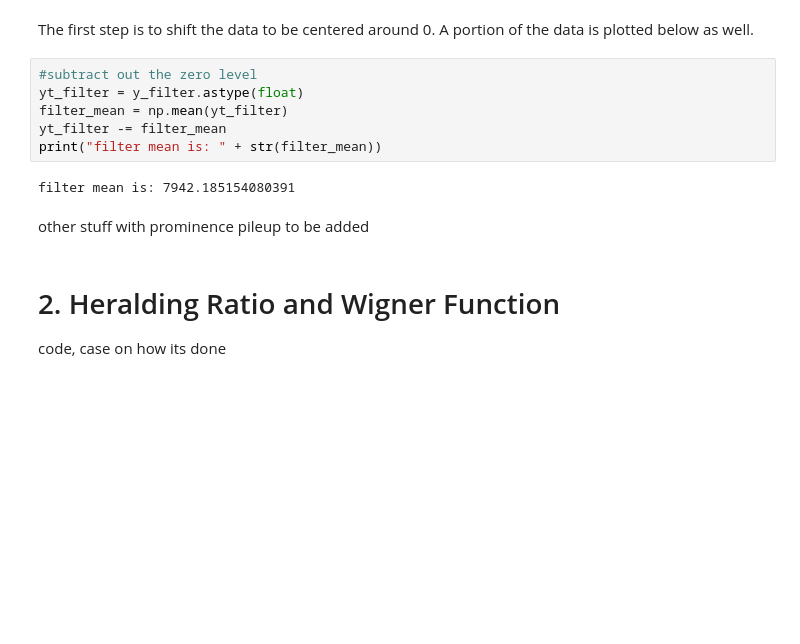
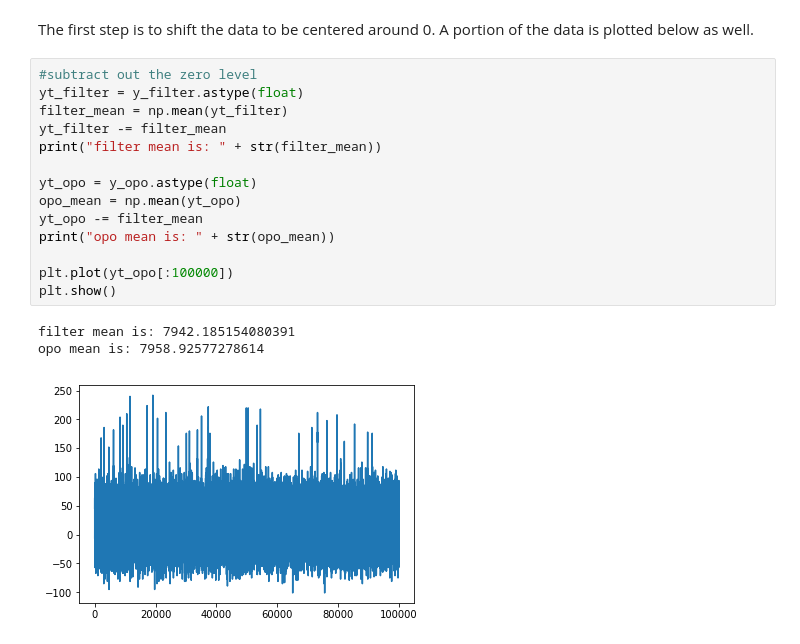
Before and after one commit to syedm101/photon-counting, a Jupyter notebook: Report PHYS 3995.ipynb, the cells around one changed output. Saved outputs shown, nothing was run; the diff lists cells and outputs as text; blank space fills up the shorter version.

```diff
--- a/Report PHYS 3995.ipynb
+++ b/Report PHYS 3995.ipynb
@@ -22,13 +22,18 @@ The first step is to shift the data to be centered around 0. A portion of the da
 # %%
 #subtract out the zero level
 yt_filter = y_filter.astype(float)
 filter_mean = np.mean(yt_filter)
 yt_filter -= filter_mean
 print("filter mean is: " + str(filter_mean))
+
+yt_opo = y_opo.astype(float)
+opo_mean = np.mean(yt_opo)
+yt_opo -= filter_mean
+print("opo mean is: " + str(opo_mean))
+
+plt.plot(yt_opo[:100000])
+plt.show()
 # %% [output]
 filter mean is: 7942.185154080391
+opo mean is: 7958.92577278614
+[figure, added]
-# %% [markdown]
-other stuff with prominence pileup to be added
-# %% [markdown]
-# 2. Heralding Ratio and Wigner Function
-code, case on how its done
```
Also changed, not shown: parts of 24 cells of this notebook, 5 other files.
